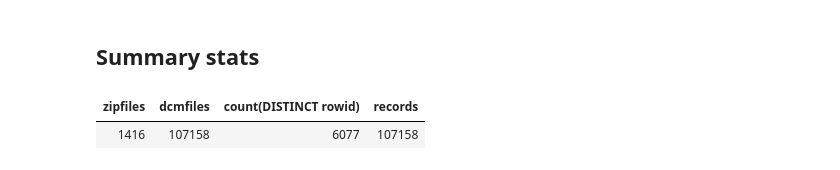
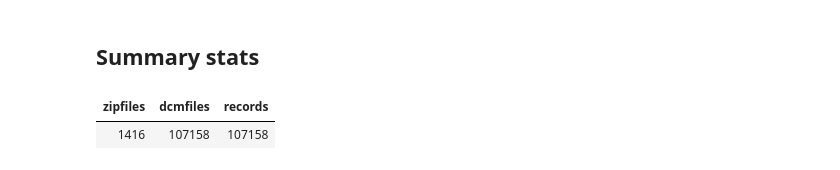
Before and after one commit to dmoore247/PythonDataSources, a Jupyter notebook: Python DataSources - Cracking Zip files.ipynb, the cells around one changed output. Drawn from its saved outputs; the diff is of its cells as text; code cells hidden in the pictures.

```diff
--- a/Python DataSources - Cracking Zip files.ipynb
+++ b/Python DataSources - Cracking Zip files.ipynb
@@ -101,8 +64,8 @@ logger.info(f"Operation time: {operation_time} seconds and {operation_time * tot
 ## Summary stats
 # %%
 %sql
-select count(distinct zipfile) zipfiles, count(distinct zipfile, dcmfile) dcmfiles, count(distinct rowid), count(1) records
+select count(distinct zipfile) zipfiles, count(distinct zipfile, dcmfile) dcmfiles, count(1) records
 from douglas_moore.pixels.zipdcm_test
 # %% [output]
-| zipfiles | dcmfiles | count(DISTINCT rowid) | records |
-| 1416 | 107158 | 6077 | 107158 |
+| zipfiles | dcmfiles | records |
+| 1416 | 107158 | 107158 |
```
Also changed, not shown: parts of 7 cells of this notebook, 1 other file.
